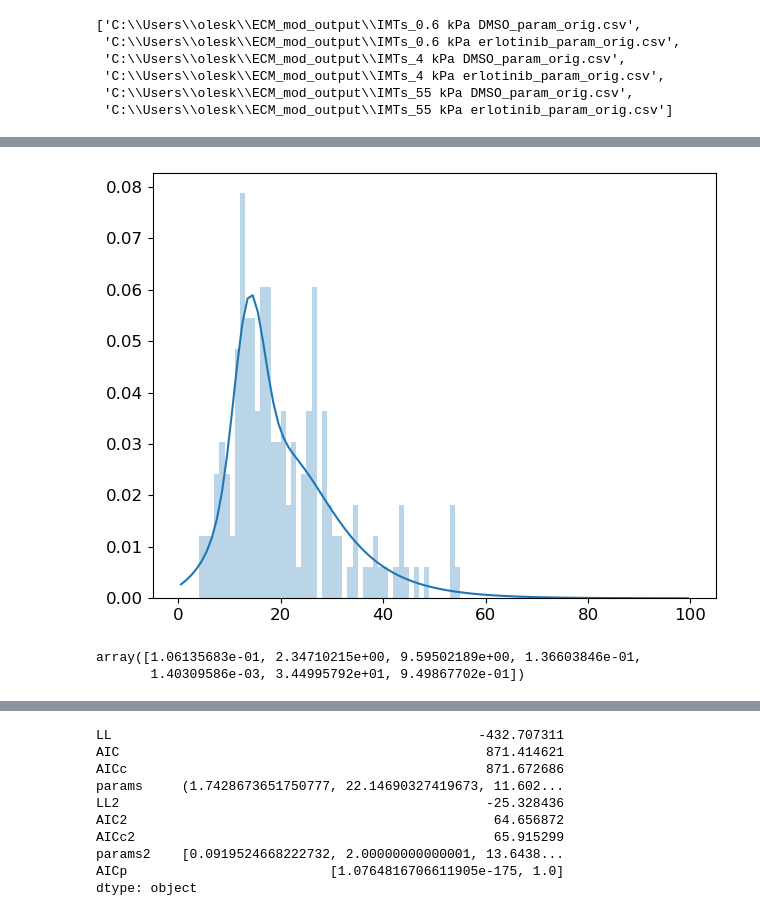
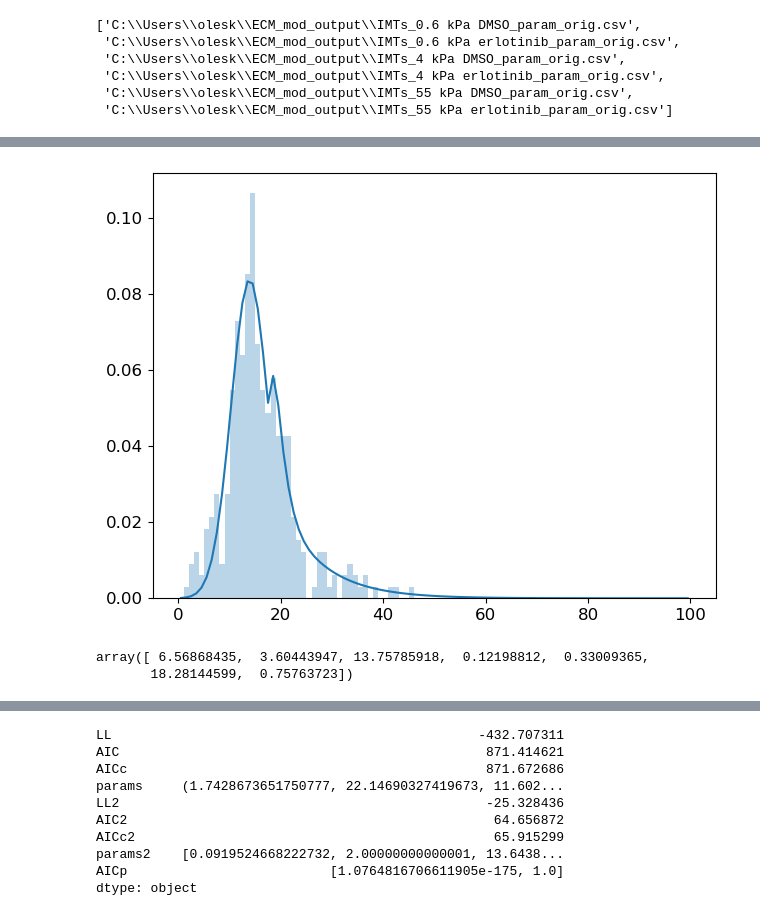
Before and after one commit to QuLab-VU/ECM_cell_cycle_model, a Jupyter notebook: Figures/Fig3/Fig3.ipynb, the cells around one changed output, grey strips where cells are left out. Drawn from its saved outputs; the diff is of its cells as text; code cells hidden in the pictures.

```diff
--- a/Figures/Fig3/Fig3.ipynb
+++ b/Figures/Fig3/Fig3.ipynb
@@ -466,5 +472,5 @@ init = [[0.11899839,  4.        , 13.94547197,  0.08924689, 15.2675382 ,
 # %%
-file_location = os.path.join(IMT_DATADIR,'*g1_erl*.csv')
+file_location = os.path.join(IMT_DATADIR,'G1s*.csv')
 filenames = glob.glob(file_location)
 filenames.sort()
 filenames
@@ -537,20 +623,20 @@ def smooth(y, box_pts):
 # %%
 emg_init = [0.07, 4, 15, 0.07, 2, 40, 0.5]
 emg_bounds = [[0, 0, 0, 0, 0, 0, 0], [10, 20, 30, 10, 100, 100, 1]]
-h, edges =np.histogram(g1[1], bins=range(0,101), density=True)
+h, edges =np.histogram(g1[5], bins=range(0,101), density=True)
 tmp = smooth(h,7)
 out = plt.stairs(h, edges, fill=True, color=c1, alpha=0.3)
 popt2,pcov2=(curve_fit(emg_fit_func_2, centers, h, p0=emg_init, bounds=emg_bounds, maxfev=5000))
 fitted_curve=list(emg_fit_func_2(centers,*popt2))
 plt.plot(centers, fitted_curve, color=c1)
 log_par2 = [math.log(x) for x in popt2 ]
 # %% [output]
-[figure, old version]
+[figure, new version]
 # %%
 popt2
 # %% [output]
-array([1.06135683e-01, 2.34710215e+00, 9.59502189e+00, 1.36603846e-01,
-       1.40309586e-03, 3.44995792e+01, 9.49867702e-01])
+array([ 6.56868435,  3.60443947, 13.75785918,  0.12198812,  0.33009365,
+       18.28144599,  0.75763723])
 # %%
 bounds = ((-2, 5),
          (-2, 5),
```
Also changed, not shown: parts of 13 cells of this notebook, 1 other file.
